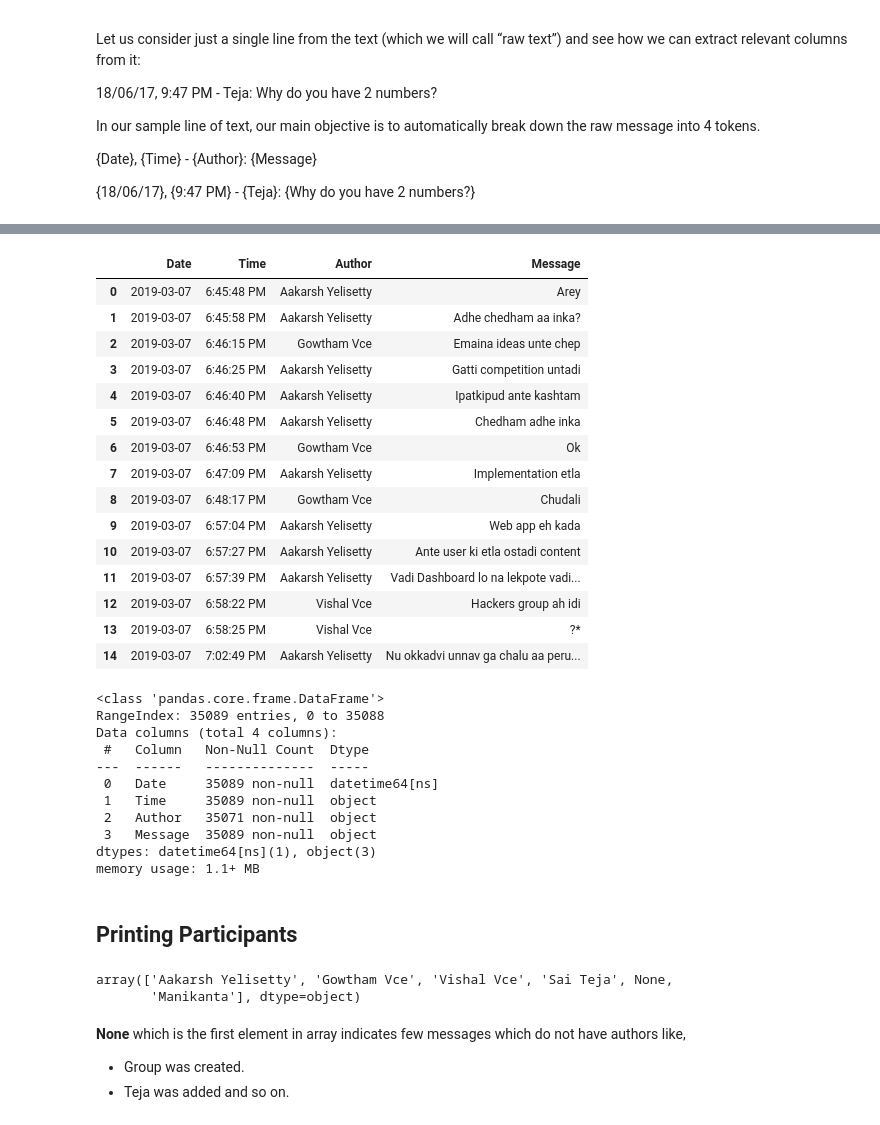
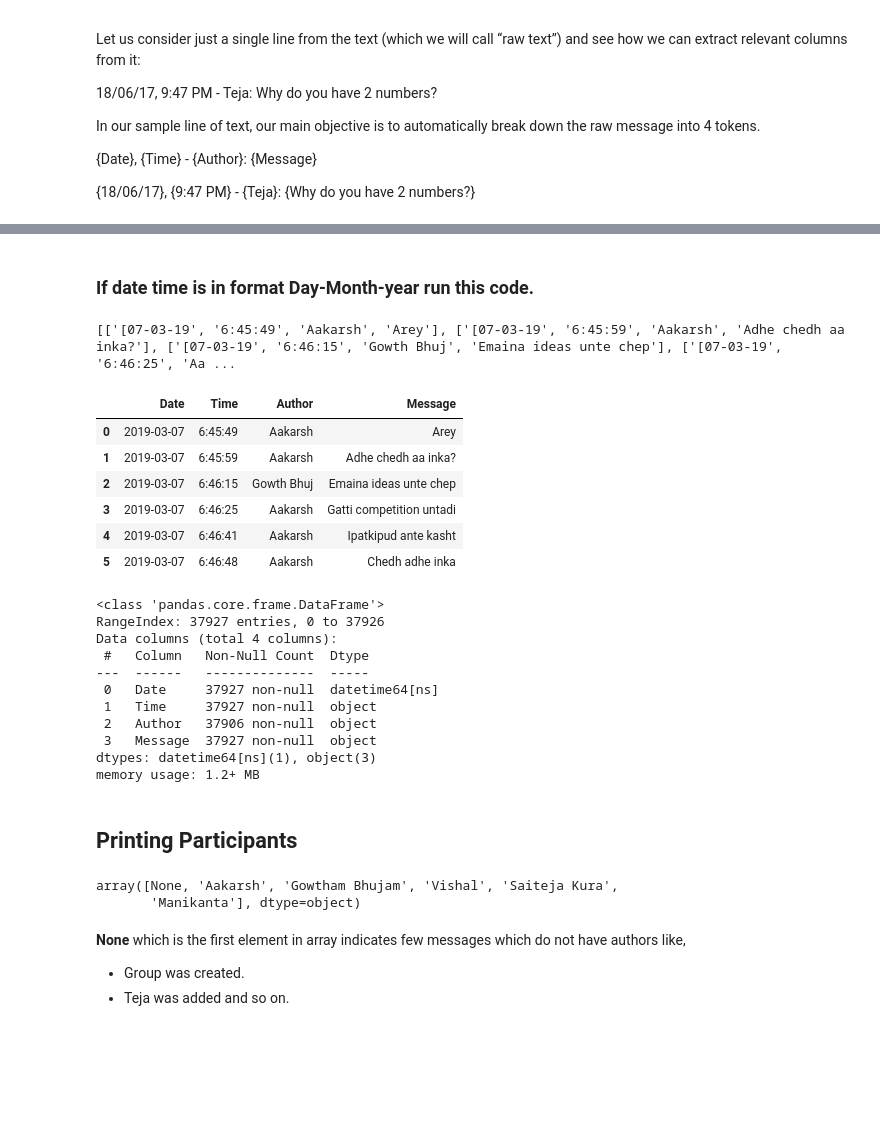
Before and after one commit to kurasaiteja/Whatsapp-Analysis, a Jupyter notebook: Whatsapp_Group_Chat_Analysis_for_iOS.ipynb, the cells around one changed output, grey strips where cells are left out. Drawn from its saved outputs; the diff is of its cells as text; code cells hidden in the pictures; blank space fills up the shorter version.

```diff
--- a/Whatsapp_Group_Chat_Analysis_for_iOS.ipynb
+++ b/Whatsapp_Group_Chat_Analysis_for_iOS.ipynb
@@ -67,7 +67,7 @@ In our sample line of text, our main objective is to automatically break down th
 {18/06/17}, {9:47 PM} - {Teja}: {Why do you have 2 numbers?}
 # %%
 def startsWithDateAndTime(s):
-    pattern = '^\[([0-9]+)(\/)([0-9]+)(\/)([0-9]+), ([0-9]+):([0-9][0-9]):([0-9][0-9]) (AM|PM|am|pm)?\]'
+    pattern = '^\[([0-9]+)([\/-])([0-9]+)([\/-])([0-9]+)[,]? ([0-9]+):([0-9][0-9]):([0-9][0-9])[ ]?(AM|PM|am|pm)?\]'
     result = re.match(pattern, s)
     if result:
         return True
@@ -108,7 +95,10 @@ def FindAuthor(s):
 def getDataPoint(line):
     splitLine = line.split('] ')
     dateTime = splitLine[0]
-    date, time = dateTime.split(',')
+    if ',' in dateTime:
+      date, time = dateTime.split(',')
+    else:
+      date, time = dateTime.split(' ')
     message = ' '.join(splitLine[1:])
     if FindAuthor(message):
         splitMessage = message.split(': ')
@@ -119,9 +109,10 @@ def getDataPoint(line):
     return date, time, author, message
 # %%
 parsedData = [] # List to keep track of data so it can be used by a Pandas dataframe
-conversationPath = '/content/_chat 2.txt'
+conversationPath = '/content/_chat.txt'
 with open(conversationPath, encoding="utf-8") as fp:
     fp.readline() # Skipping first line of the file because contains information related to something about end-to-end encryption
+    fp.readline()
     fp.readline()
     messageBuffer = []
     date, time, author = None, None, None
@@ -130,7 +121,6 @@ with open(conversationPath, encoding="utf-8") as fp:
         if not line:
             break
         line = line.strip()
-        line = (line.encode('ascii', 'ignore')).decode("utf-8")
         if startsWithDateAndTime(line):
             if len(messageBuffer) > 0:
                 parsedData.append([date, time, author, ' '.join(messageBuffer)])
@@ -138,4 +128,13 @@ with open(conversationPath, encoding="utf-8") as fp:
             date, time, author, message = getDataPoint(line)
             messageBuffer.append(message)
         else:
+          line= (line.encode('ascii', 'ignore')).decode("utf-8")
+          if startsWithDateAndTime(line):
+            print(line)
+            if len(messageBuffer) > 0:
+                parsedData.append([date, time, author, ' '.join(messageBuffer)])
+            messageBuffer.clear()
+            date, time, author, message = getDataPoint(line)
+            messageBuffer.append(message)
+          else:
             messageBuffer.append(line)
@@ -160,49 +141,56 @@ Cheyale ra Aaku
+# %% [markdown]
+### If date time is in format Day-Month-year run this code.
 # %%
 import datetime
 def dateconv(date):
-  return datetime.datetime.strptime(date, "[%d/%m/%y").strftime("%Y-%m-%d")
+  year=''
+  if '-' in date:
+    year = date.split('-')[2]
+    if len(year) == 4:
+      return datetime.datetime.strptime(date, "[%d-%m-%Y").strftime("%Y-%m-%d")
+    elif len(year) ==2:
+      return datetime.datetime.strptime(date, "[%d-%m-%y").strftime("%Y-%m-%d")
+  elif '/' in date:
+    year = date.split('/')[2]
+    if len(year) == 4:
+      return datetime.datetime.strptime(date, "[%d/%m/%Y").strftime("%Y-%m-%d")
+    if len(year) ==2:
+      return datetime.datetime.strptime(date, "[%d/%m/%y").strftime("%Y-%m-%d")
 df = pd.DataFrame(parsedData, columns=['Date', 'Time', 'Author', 'Message']) # Initialising a pandas Dataframe.
 df["Date"] = df["Date"].apply(dateconv)
 df["Date"] = pd.to_datetime(df["Date"])
+# %% [output]
+[['[07-03-19', '6:45:49', 'Aakarsh', 'Arey'], ['[07-03-19', '6:45:59', 'Aakarsh', 'Adhe chedh aa inka?'], ['[07-03-19', '6:46:15', 'Gowth Bhuj', 'Emaina ideas unte chep'], ['[07-03-19', '6:46:25', 'Aa ...
 # %%
-df.head(15)
+df
 # %% [output]
 |  | Date | Time | Author | Message |
-| 0 | 2019-03-07 | 6:45:48 PM | Aakarsh Yelisetty | Arey |
-| 1 | 2019-03-07 | 6:45:58 PM | Aakarsh Yelisetty | Adhe chedham aa inka? |
-| 2 | 2019-03-07 | 6:46:15 PM | Gowtham Vce | Emaina ideas unte chep |
-| 3 | 2019-03-07 | 6:46:25 PM | Aakarsh Yelisetty | Gatti competition untadi |
-| 4 | 2019-03-07 | 6:46:40 PM | Aakarsh Yelisetty | Ipatkipud ante kashtam |
-| 5 | 2019-03-07 | 6:46:48 PM | Aakarsh Yelisetty | Chedham adhe inka |
-| 6 | 2019-03-07 | 6:46:53 PM | Gowtham Vce | Ok |
-| 7 | 2019-03-07 | 6:47:09 PM | Aakarsh Yelisetty | Implementation etla |
-| 8 | 2019-03-07 | 6:48:17 PM | Gowtham Vce | Chudali |
-| 9 | 2019-03-07 | 6:57:04 PM | Aakarsh Yelisetty | Web app eh kada |
-| 10 | 2019-03-07 | 6:57:27 PM | Aakarsh Yelisetty | Ante user ki etla ostadi content |
-| 11 | 2019-03-07 | 6:57:39 PM | Aakarsh Yelisetty | Vadi Dashboard lo na lekpote vadi... |
-| 12 | 2019-03-07 | 6:58:22 PM | Vishal Vce | Hackers group ah idi |
-| 13 | 2019-03-07 | 6:58:25 PM | Vishal Vce | ?* |
-| 14 | 2019-03-07 | 7:02:49 PM | Aakarsh Yelisetty | Nu okkadvi unnav ga chalu aa peru... |
+| 0 | 2019-03-07 | 6:45:49 | Aakarsh | Arey |
+| 1 | 2019-03-07 | 6:45:59 | Aakarsh | Adhe chedh aa inka? |
+| 2 | 2019-03-07 | 6:46:15 | Gowth Bhuj | Emaina ideas unte chep |
+| 3 | 2019-03-07 | 6:46:25 | Aakarsh | Gatti competition untadi |
+| 4 | 2019-03-07 | 6:46:41 | Aakarsh | Ipatkipud ante kasht |
+| 5 | 2019-03-07 | 6:46:48 | Aakarsh | Chedh adhe inka |
 # %%
 df.info()
 # %% [output]
 <class 'pandas.core.frame.DataFrame'>
-RangeIndex: 35089 entries, 0 to 35088
+RangeIndex: 37927 entries, 0 to 37926
 Data columns (total 4 columns):
  #   Column   Non-Null Count  Dtype
 ---  ------   --------------  -----
- 0   Date     35089 non-null  datetime64[ns]
- 1   Time     35089 non-null  object
- 2   Author   35071 non-null  object
- 3   Message  35089 non-null  object
+ 0   Date     37927 non-null  datetime64[ns]
+ 1   Time     37927 non-null  object
+ 2   Author   37906 non-null  object
+ 3   Message  37927 non-null  object
 dtypes: datetime64[ns](1), object(3)
-memory usage: 1.1+ MB
+memory usage: 1.2+ MB
 # %% [markdown]
 ## Printing Participants
 # %%
 df.Author.unique()
 # %% [output]
-array(['Aakarsh Yelisetty', 'Gowtham Vce', 'Vishal Vce', 'Sai Teja', None,
+array([None, 'Aakarsh', 'Gowtham Bhujam', 'Vishal', 'Saiteja Kura',
        'Manikanta'], dtype=object)
 # %% [markdown]
 **None** which is the first element in array indicates few messages which do not have authors like,
```
Also changed, not shown: parts of 27 cells of this notebook.
